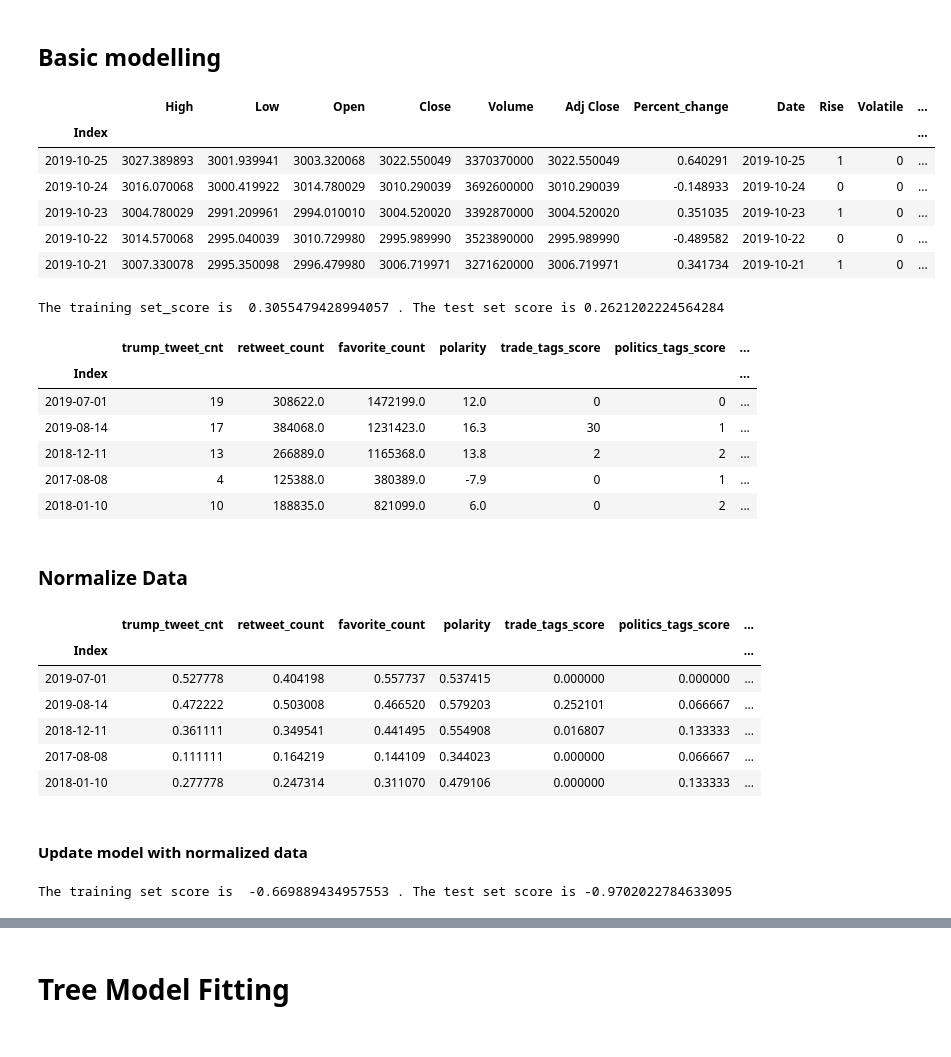
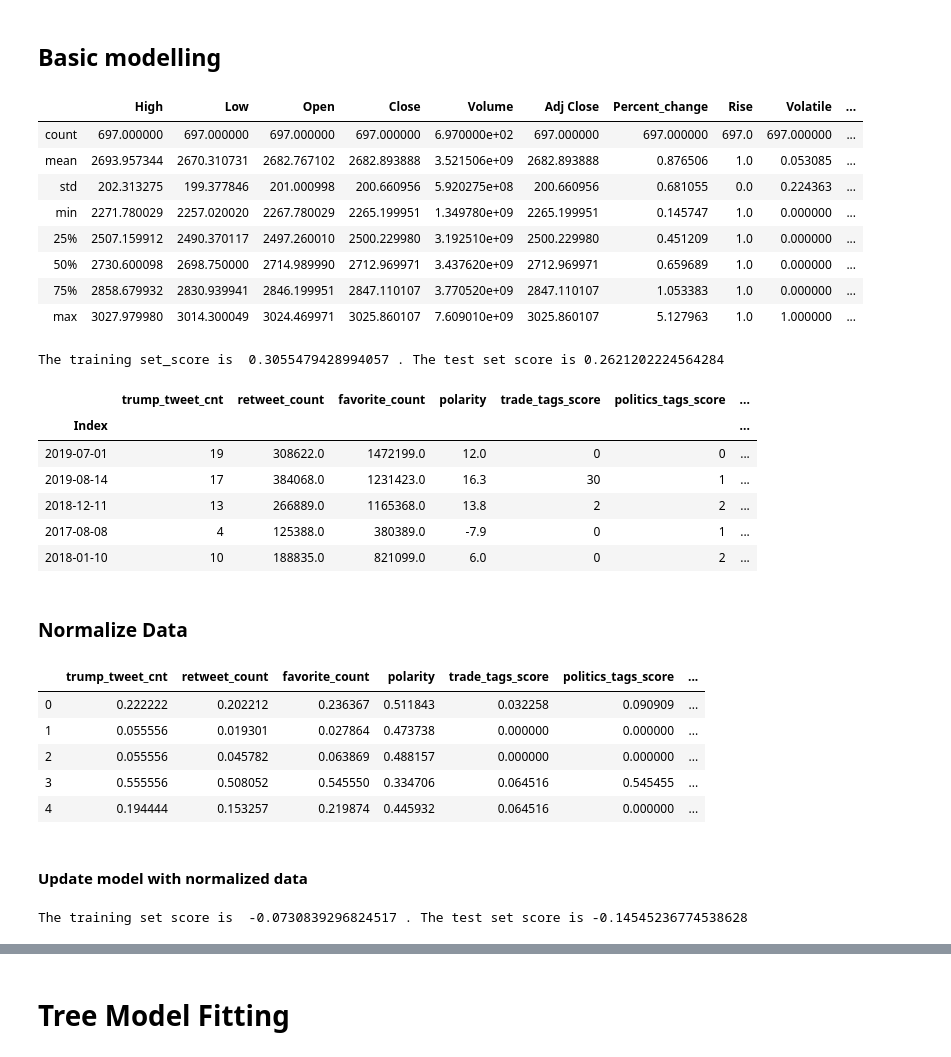
Before and after one commit to harvardfinalproject/finalproject, a Jupyter notebook: Milestone4_Group6_version2_Martin.ipynb, the cells around one changed output, grey strips where cells are left out. Saved outputs shown, nothing was run; the diff lists cells and outputs as text; code cells hidden in the pictures.

```diff
--- a/Milestone4_Group6_version2_Martin.ipynb
+++ b/Milestone4_Group6_version2_Martin.ipynb
@@ -370,7 +370,7 @@ df_tweets_aggr.describe()
 
 2. Create SPX dataset
 # %%
-def ImportData(name = "^DJI",source='yahoo',start =datetime.date(2017,1,20), end = datetime.date(2019,11,18) ):
+def ImportData(name = "^DJI",source='yahoo',start =datetime.date(2017,1,20), end = datetime.date(2019,10,25) ):
     '''
     This function takes a ticker symbol from a financial data source (yahoo as default), gathering
     daily data from a range start to end.
@@ -414,7 +414,7 @@ def ImportData(name = "^DJI",source='yahoo',start =datetime.date(2017,1,20), end
     '''
 
     df = web.DataReader(name,source,start,end)
-    df['Percent_change'] = (df.Close-df.Open)/df.Open*100
+    df['Percent_change'] = (df.High-df.Low)/df.Open*100
     df['Date'] = df.index
     df['Date'] = pd.to_datetime(df['Date']).dt.date
 
@@ -427,13 +427,18 @@ def ImportData(name = "^DJI",source='yahoo',start =datetime.date(2017,1,20), end
     ### Define the 'Rise' attribute ###
     rise_array = []
     volatile_array = []
+
+    percent_mean = np.mean(df['Percent_change'])
+    percent_std = np.std(df['Percent_change'])
+    volatility_bar = percent_mean + 2*percent_std
+
     for i in range(len(df)):
         if df.iloc[i]['Percent_change']>0:
             rise_array.append(1)
         else:
             rise_array.append(0)
 
-        if abs((df.iloc[i]['High']-df.iloc[i]['Low'])/((df.iloc[i]['High']+df.iloc[i]['Low'])/2))>0.01:
+        if np.abs(df.iloc[i]['Percent_change'])>volatility_bar:
             volatile_array.append(1)
         else:
             volatile_array.append(0)
@@ -447,6 +452,7 @@ DJI_data = ImportData('^DJI','yahoo')
 AAPL_data = ImportData('AAPL','yahoo')
 GOOGL_data = ImportData('GOOGL','yahoo')
 df_SPX = ImportData("^GSPC",'yahoo')
+FV = ImportData("^FVX",'yahoo')
 
 display(df_SPX.describe())
 
@@ -456,6 +462,8 @@ ax.plot(DJI_data.Date,DJI_data.Percent_change,'o',label = "Dow Jones index",alph
 ax.plot(GOOGL_data.Date,GOOGL_data.Percent_change,'o',label = 'GOOGL',alpha = 0.5)
 ax.plot(AAPL_data.Date,AAPL_data.Percent_change,'o',label = 'AAPL',alpha = 0.4)
 ax.plot(df_SPX.Date,df_SPX.Percent_change,'o',label = 'SPX',alpha = 0.4)
+ax.plot(FV.Date,FV.Percent_change,'o',label = 'Five Year Yields',alpha = 0.4)
+
 ax.set_xlabel("Date")
 ax.set_ylabel("Percent_Change")
 ax.legend()
@@ -627,30 +673,32 @@ plt.show()
 # %%
 
 
 #df_cbm = df_cbm.iloc[17:] #only run once to drop the row of zeros
 
-display(df_cbm.head())
+display(df_cbm.describe())
 
 x = df_cbm[['trump_tweet_cnt','retweet_count','favorite_count','polarity','trade_tags_score','politics_tags_score','foreign_tags_score']]
 
 y = df_cbm['High']
 
 X_train,X_test,y_train,y_test = train_test_split(x,y,test_size=0.2,random_state=42)
 
 reg = LinearRegression().fit(X_train,y_train)
 train_score = reg.score(X_train,y_train)
 test_score = reg.score(X_test,y_test)
 print("The training set_score is ",train_score,". The test set score is",test_score)
 
 display(X_train.head())
 # %% [output]
-|  | High | Low | Open | Close | Volume | Adj Close | Percent_change | Date | Rise | Volatile | ... |
-| Index |  |  |  |  |  |  |  |  |  |  | ... |
-| 2019-10-25 | 3027.389893 | 3001.939941 | 3003.320068 | 3022.550049 | 3370370000 | 3022.550049 | 0.640291 | 2019-10-25 | 1 | 0 | ... |
-| 2019-10-24 | 3016.070068 | 3000.419922 | 3014.780029 | 3010.290039 | 3692600000 | 3010.290039 | -0.148933 | 2019-10-24 | 0 | 0 | ... |
-| 2019-10-23 | 3004.780029 | 2991.209961 | 2994.010010 | 3004.520020 | 3392870000 | 3004.520020 | 0.351035 | 2019-10-23 | 1 | 0 | ... |
-| 2019-10-22 | 3014.570068 | 2995.040039 | 3010.729980 | 2995.989990 | 3523890000 | 2995.989990 | -0.489582 | 2019-10-22 | 0 | 0 | ... |
-| 2019-10-21 | 3007.330078 | 2995.350098 | 2996.479980 | 3006.719971 | 3271620000 | 3006.719971 | 0.341734 | 2019-10-21 | 1 | 0 | ... |
+|  | High | Low | Open | Close | Volume | Adj Close | Percent_change | Rise | Volatile | ... |
+| count | 697.000000 | 697.000000 | 697.000000 | 697.000000 | 6.970000e+02 | 697.000000 | 697.000000 | 697.0 | 697.000000 | ... |
+| mean | 2693.957344 | 2670.310731 | 2682.767102 | 2682.893888 | 3.521506e+09 | 2682.893888 | 0.876506 | 1.0 | 0.053085 | ... |
+| std | 202.313275 | 199.377846 | 201.000998 | 200.660956 | 5.920275e+08 | 200.660956 | 0.681055 | 0.0 | 0.224363 | ... |
+| min | 2271.780029 | 2257.020020 | 2267.780029 | 2265.199951 | 1.349780e+09 | 2265.199951 | 0.145747 | 1.0 | 0.000000 | ... |
+| 25% | 2507.159912 | 2490.370117 | 2497.260010 | 2500.229980 | 3.192510e+09 | 2500.229980 | 0.451209 | 1.0 | 0.000000 | ... |
+| 50% | 2730.600098 | 2698.750000 | 2714.989990 | 2712.969971 | 3.437620e+09 | 2712.969971 | 0.659689 | 1.0 | 0.000000 | ... |
+| 75% | 2858.679932 | 2830.939941 | 2846.199951 | 2847.110107 | 3.770520e+09 | 2847.110107 | 1.053383 | 1.0 | 0.000000 | ... |
+| max | 3027.979980 | 3014.300049 | 3024.469971 | 3025.860107 | 7.609010e+09 | 3025.860107 | 5.127963 | 1.0 | 1.000000 | ... |
 The training set_score is  0.3055479428994057 . The test set score is 0.2621202224564284
 |  | trump_tweet_cnt | retweet_count | favorite_count | polarity | trade_tags_score | politics_tags_score | ... |
 | Index |  |  |  |  |  |  | ... |
@@ -678,12 +726,11 @@ X_test_scaled_df = pd.DataFrame(X_test_scaled, index=X_test.index, columns=X_tes
 X_train_scaled_df.head()
 # %% [output]
 |  | trump_tweet_cnt | retweet_count | favorite_count | polarity | trade_tags_score | politics_tags_score | ... |
-| Index |  |  |  |  |  |  | ... |
-| 2019-07-01 | 0.527778 | 0.404198 | 0.557737 | 0.537415 | 0.000000 | 0.000000 | ... |
-| 2019-08-14 | 0.472222 | 0.503008 | 0.466520 | 0.579203 | 0.252101 | 0.066667 | ... |
-| 2018-12-11 | 0.361111 | 0.349541 | 0.441495 | 0.554908 | 0.016807 | 0.133333 | ... |
-| 2017-08-08 | 0.111111 | 0.164219 | 0.144109 | 0.344023 | 0.000000 | 0.066667 | ... |
-| 2018-01-10 | 0.277778 | 0.247314 | 0.311070 | 0.479106 | 0.000000 | 0.133333 | ... |
+| 0 | 0.222222 | 0.202212 | 0.236367 | 0.511843 | 0.032258 | 0.090909 | ... |
+| 1 | 0.055556 | 0.019301 | 0.027864 | 0.473738 | 0.000000 | 0.000000 | ... |
+| 2 | 0.055556 | 0.045782 | 0.063869 | 0.488157 | 0.000000 | 0.000000 | ... |
+| 3 | 0.555556 | 0.508052 | 0.545550 | 0.334706 | 0.064516 | 0.545455 | ... |
+| 4 | 0.194444 | 0.153257 | 0.219874 | 0.445932 | 0.064516 | 0.000000 | ... |
 # %% [markdown]
 #### Update model with normalized data
 # %%
@@ -692,7 +739,7 @@ train_score_scaled = reg.score(X_train_scaled_df,y_train)
 test_score_scaled = reg.score(X_test_scaled_df,y_test)
 print("The training set score is ",train_score_scaled,". The test set score is",test_score_scaled)
 # %% [output]
-The training set score is  -0.669889434957553 . The test set score is -0.9702022784633095
+The training set score is  -0.0730839296824517 . The test set score is -0.14545236774538628
 # %%
 fig, ax = plt.subplots(1,3, figsize = (20,6))
 predictor = list(['trump_tweet_cnt','retweet_count','favorite_count'])
```
Also changed, not shown: parts of 35 cells of this notebook.
